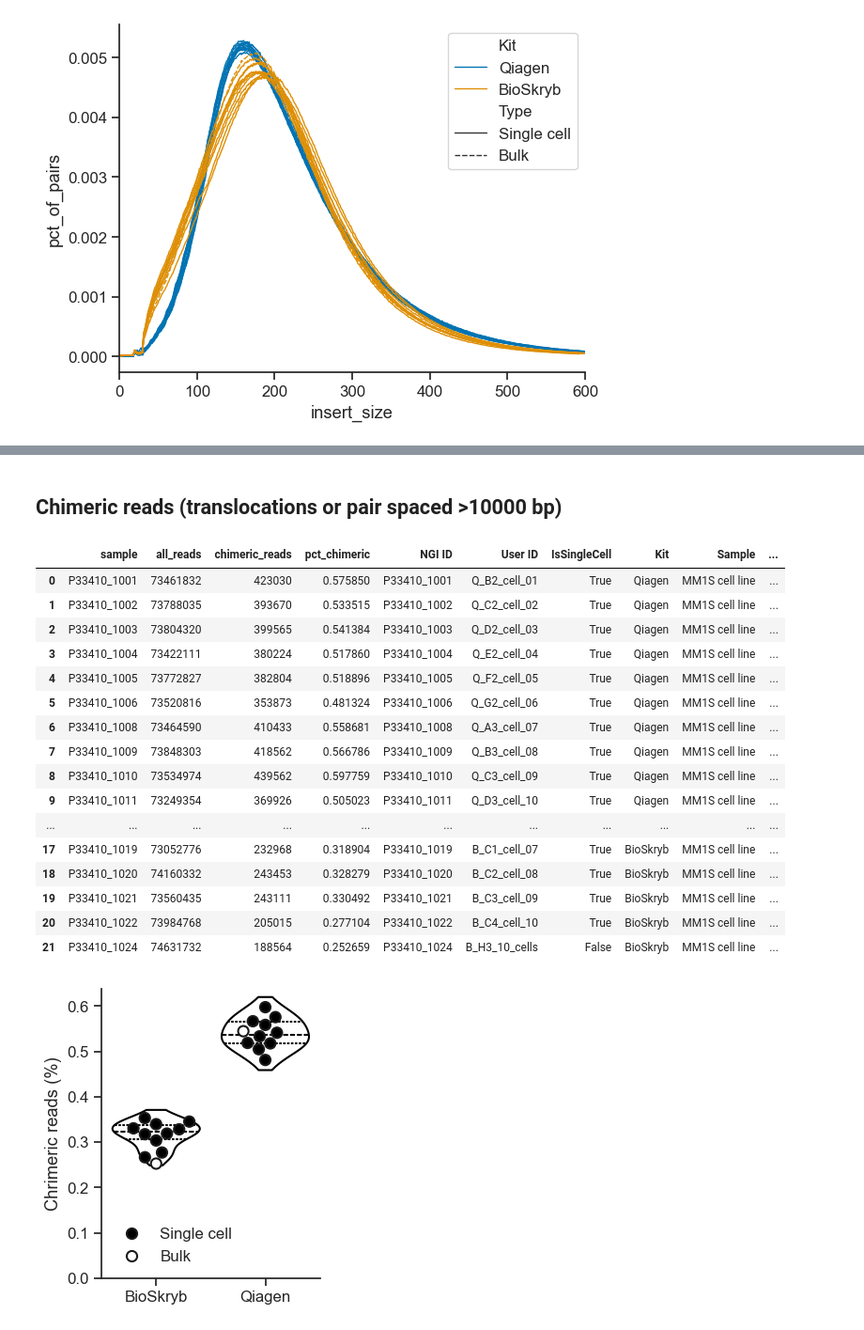
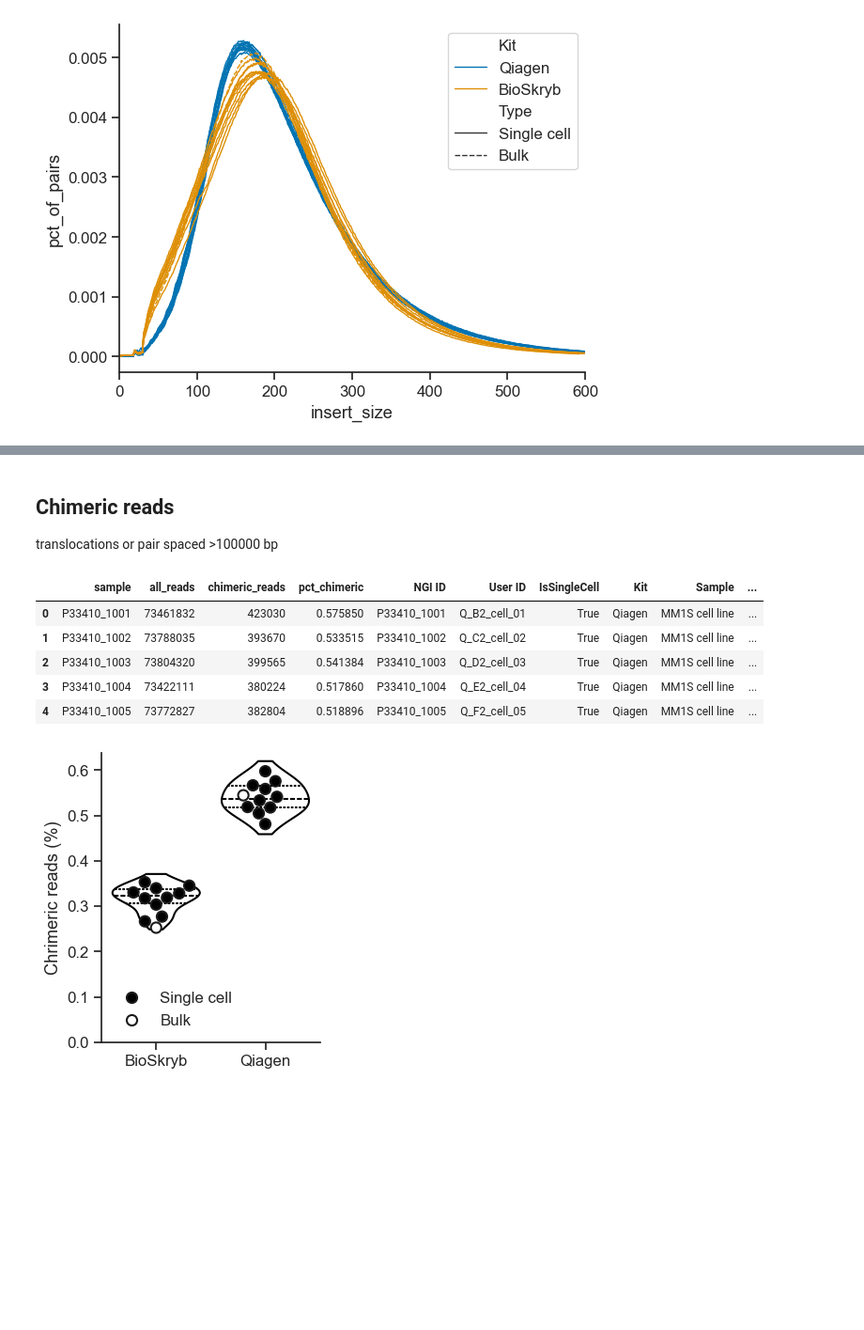
Before and after one commit to NationalGenomicsInfrastructure/NGI_scWGS_technote_2025, a Jupyter notebook: reports/read_stats.ipynb, the cells around one changed output, grey strips where cells are left out. Shown: that part at 94% size. Drawn from its saved outputs; the diff is of its cells as text; code cells hidden in the pictures; blank space fills up the shorter version.

```diff
--- a/reports/read_stats.ipynb
+++ b/reports/read_stats.ipynb
@@ -448,30 +176,20 @@ d.to_clipboard()
 # %% [markdown]
-## Chimeric reads (translocations or pair spaced >10000 bp)
+## Chimeric reads
+translocations or pair spaced >100000 bp
 # %%
 chms = pd.read_csv("../analysis/downsample_40M/downstream/chimeric_reads/counts.txt", sep="\t")
 chms["pct_chimeric"] = 100 * chms["chimeric_reads"] / chms["all_reads"]
 chms["NGI ID"] = chms["sample"]
 chms = chms.merge(samples, on="NGI ID")
 chms["Kit_Type"] = chms["Kit"] + "_" + chms["Type"]
-chms
+chms.head()
 # %% [output]
 |  | sample | all_reads | chimeric_reads | pct_chimeric | NGI ID | User ID | IsSingleCell | Kit | Sample | ... |
 | 0 | P33410_1001 | 73461832 | 423030 | 0.575850 | P33410_1001 | Q_B2_cell_01 | True | Qiagen | MM1S cell line | ... |
 | 1 | P33410_1002 | 73788035 | 393670 | 0.533515 | P33410_1002 | Q_C2_cell_02 | True | Qiagen | MM1S cell line | ... |
 | 2 | P33410_1003 | 73804320 | 399565 | 0.541384 | P33410_1003 | Q_D2_cell_03 | True | Qiagen | MM1S cell line | ... |
 | 3 | P33410_1004 | 73422111 | 380224 | 0.517860 | P33410_1004 | Q_E2_cell_04 | True | Qiagen | MM1S cell line | ... |
 | 4 | P33410_1005 | 73772827 | 382804 | 0.518896 | P33410_1005 | Q_F2_cell_05 | True | Qiagen | MM1S cell line | ... |
-| 5 | P33410_1006 | 73520816 | 353873 | 0.481324 | P33410_1006 | Q_G2_cell_06 | True | Qiagen | MM1S cell line | ... |
-| 6 | P33410_1008 | 73464590 | 410433 | 0.558681 | P33410_1008 | Q_A3_cell_07 | True | Qiagen | MM1S cell line | ... |
-| 7 | P33410_1009 | 73848303 | 418562 | 0.566786 | P33410_1009 | Q_B3_cell_08 | True | Qiagen | MM1S cell line | ... |
-| 8 | P33410_1010 | 73534974 | 439562 | 0.597759 | P33410_1010 | Q_C3_cell_09 | True | Qiagen | MM1S cell line | ... |
-| 9 | P33410_1011 | 73249354 | 369926 | 0.505023 | P33410_1011 | Q_D3_cell_10 | True | Qiagen | MM1S cell line | ... |
-| ... | ... | ... | ... | ... | ... | ... | ... | ... | ... | ... |
-| 17 | P33410_1019 | 73052776 | 232968 | 0.318904 | P33410_1019 | B_C1_cell_07 | True | BioSkryb | MM1S cell line | ... |
-| 18 | P33410_1020 | 74160332 | 243453 | 0.328279 | P33410_1020 | B_C2_cell_08 | True | BioSkryb | MM1S cell line | ... |
-| 19 | P33410_1021 | 73560435 | 243111 | 0.330492 | P33410_1021 | B_C3_cell_09 | True | BioSkryb | MM1S cell line | ... |
-| 20 | P33410_1022 | 73984768 | 205015 | 0.277104 | P33410_1022 | B_C4_cell_10 | True | BioSkryb | MM1S cell line | ... |
-| 21 | P33410_1024 | 74631732 | 188564 | 0.252659 | P33410_1024 | B_H3_10_cells | False | BioSkryb | MM1S cell line | ... |
 # %%
 fig, ax = plt.subplots(figsize=(3, 4))
 chms = chms.sort_values("Kit")
```
Also changed, not shown: parts of 24 cells of this notebook, 16 other files.
